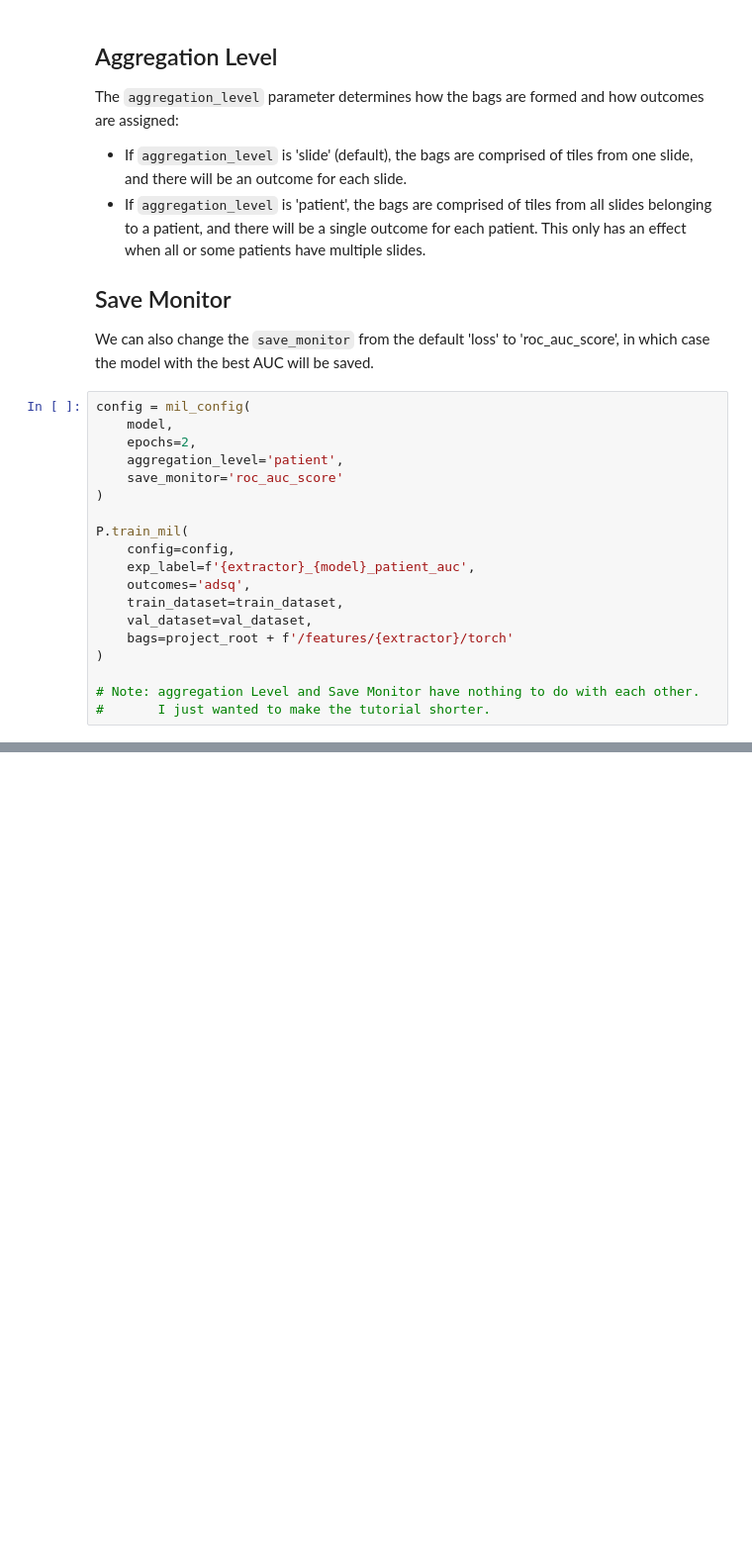
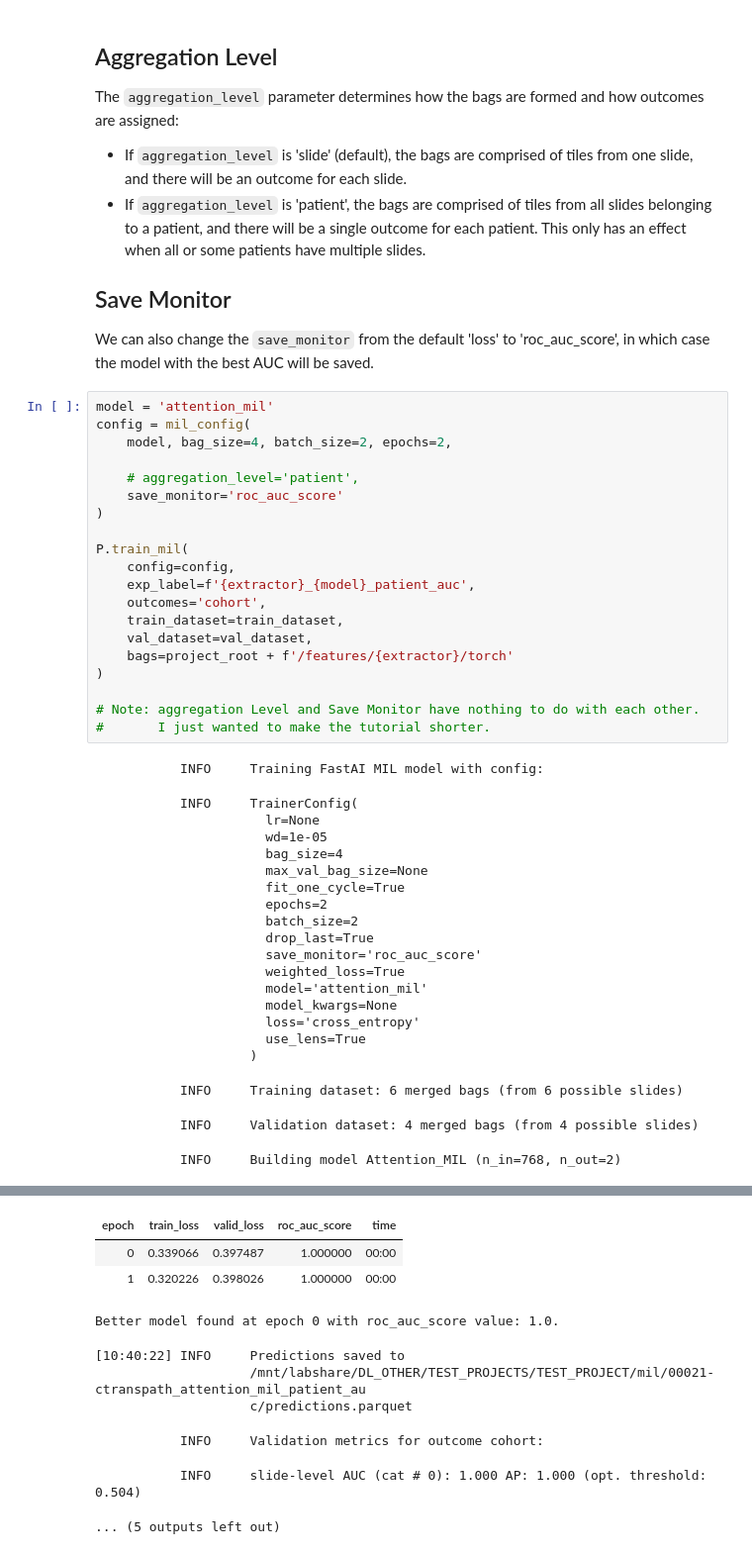
Before and after one commit to pearson-laboratory/slideflow-tutorials, a Jupyter notebook: Slideflow_mil.ipynb, the cells around one changed output, grey strips where cells are left out. Shown at 99% size. Drawn from its saved outputs; the diff is of its cells as text; blank space fills up the shorter version.

```diff
--- a/Slideflow_mil.ipynb
+++ b/Slideflow_mil.ipynb
@@ -184,17 +263,18 @@ The `aggregation_level` parameter determines how the bags are formed and how out
 
 We can also change the `save_monitor` from the default 'loss' to 'roc_auc_score', in which case the model with the best AUC will be saved.
 # %%
+model = 'attention_mil'
 config = mil_config(
-    model,
-    epochs=2,
-    aggregation_level='patient',
+    model, bag_size=4, batch_size=2, epochs=2,
+
+    # aggregation_level='patient',
     save_monitor='roc_auc_score'
 )
 
 P.train_mil(
     config=config,
     exp_label=f'{extractor}_{model}_patient_auc',
-    outcomes='adsq',
+    outcomes='cohort',
     train_dataset=train_dataset,
     val_dataset=val_dataset,
     bags=project_root + f'/features/{extractor}/torch'
@@ -202,3 +282,24 @@ P.train_mil(
 
 # Note: aggregation Level and Save Monitor have nothing to do with each other.
 #       I just wanted to make the tutorial shorter.
+# %% [output]
+           INFO     Training FastAI MIL model with config:
+           INFO     TrainerConfig(
+                      lr=None
+                      wd=1e-05
+                      bag_size=4
+                      max_val_bag_size=None
+                      fit_one_cycle=True
+                      epochs=2
+                      batch_size=2
+                      drop_last=True
+                      save_monitor='roc_auc_score'
+                      weighted_loss=True
+                      model='attention_mil'
+                      model_kwargs=None
+                      loss='cross_entropy'
+                      use_lens=True
+                    )
+           INFO     Training dataset: 6 merged bags (from 6 possible slides)
+           INFO     Validation dataset: 4 merged bags (from 4 possible slides)
+           INFO     Building model Attention_MIL (n_in=768, n_out=2)
@@ -205,3 +308,13 @@ P.train_mil(
+| epoch | train_loss | valid_loss | roc_auc_score | time |
+| 0 | 0.339066 | 0.397487 | 1.000000 | 00:00 |
+| 1 | 0.320226 | 0.398026 | 1.000000 | 00:00 |
+Better model found at epoch 0 with roc_auc_score value: 1.0.
+[10:40:22] INFO     Predictions saved to
+                    /mnt/labshare/DL_OTHER/TEST_PROJECTS/TEST_PROJECT/mil/00021-ctranspath_attention_mil_patient_au
+                    c/predictions.parquet
+           INFO     Validation metrics for outcome cohort:
+           INFO     slide-level AUC (cat # 0): 1.000 AP: 1.000 (opt. threshold: 0.504)
+... (5 outputs left out)
 # %% [markdown]
 ## Other Configurable Parameters
 
```
Also changed, not shown: parts of 12 cells of this notebook.
